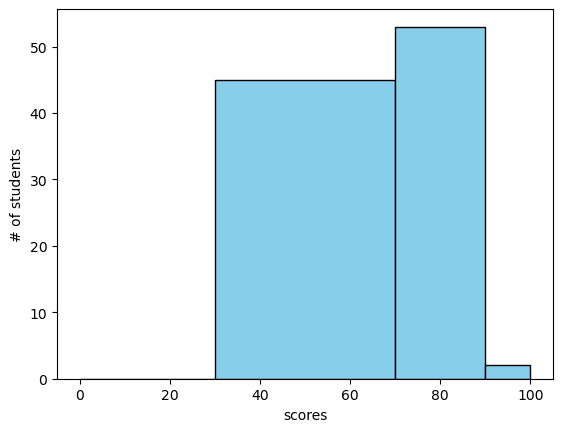
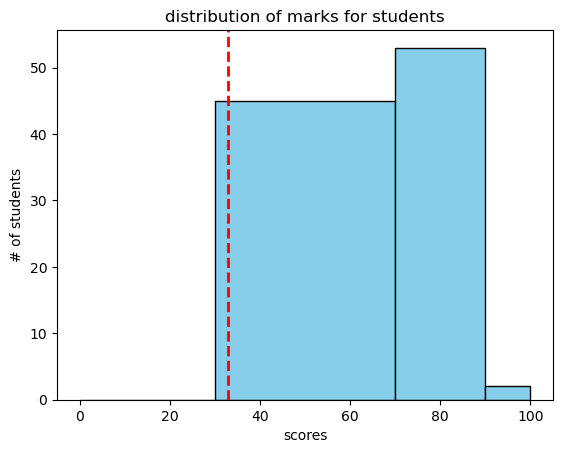
Unified diff of the notebook cell whose output changed from the first chart to the second:
--- before
+++ after
@@ -7,4 +7,14 @@
 
 plt.hist(scores, color="skyblue", edgecolor="black", bins=[0,30,70,90,100])
+
+plt.axvline(
+    x=33,
+    label="passing marks (33)",
+    color="red",
+    linestyle="--",
+    linewidth="2"
+)
+
 plt.ylabel("# of students")
 plt.xlabel("scores")
+plt.title("distribution of marks for students")

Commit: histogram